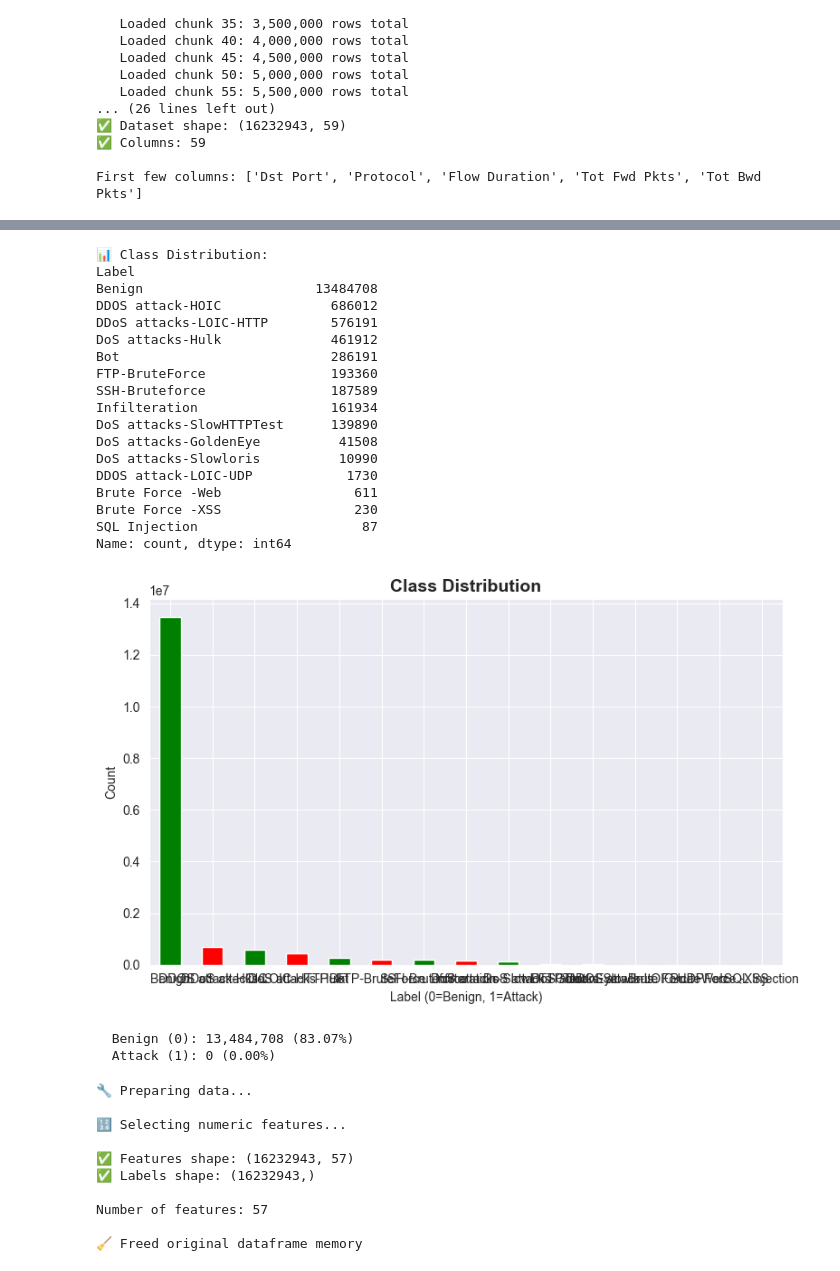
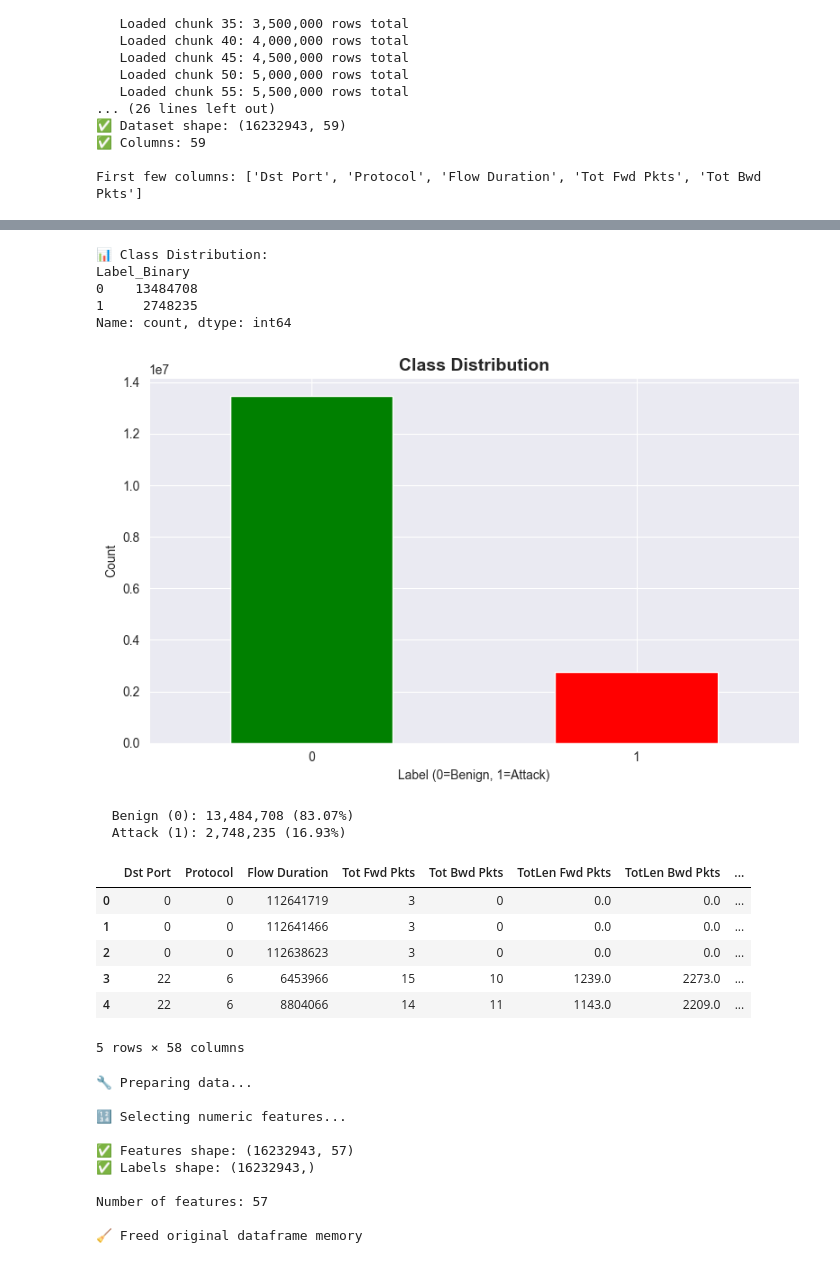
Before and after one commit to zied42/IDS_PCD, a Jupyter notebook: ML_Training_Testing_Dynamic.ipynb, the cells around one changed output, grey strips where cells are left out. Cells and saved outputs as stored; diff of their text form; code cells hidden in the pictures.

```diff
--- a/ML_Training_Testing_Dynamic.ipynb
+++ b/ML_Training_Testing_Dynamic.ipynb
@@ -184,49 +184,46 @@ print(f"   Data types: {df_full.dtypes.value_counts().to_dict()}")
 # %%
 # Class distribution
 print("📊 Class Distribution:")
-class_counts = df_full['Label'].value_counts()
+class_counts = df_full['Label_Binary'].value_counts()
 print(class_counts)
 
 # Visualize
 plt.figure(figsize=(8, 5))
 class_counts.plot(kind='bar', color=['green', 'red'])
 plt.title('Class Distribution', fontsize=14, fontweight='bold')
 plt.xlabel('Label (0=Benign, 1=Attack)')
 plt.ylabel('Count')
 plt.xticks(rotation=0)
 plt.tight_layout()
 plt.show()
 
 # Percentages
 benign_count = (df_full['Label_Binary'] == 0).sum()
 attack_count = (df_full['Label_Binary'] == 1).sum()
 benign_pct = benign_count / len(df_full) * 100
 attack_pct = attack_count / len(df_full) * 100
 
 print(f"\n  Benign (0): {benign_count:,} ({benign_pct:.2f}%)")
 print(f"  Attack (1): {attack_count:,} ({attack_pct:.2f}%)")
 # %% [output]
 📊 Class Distribution:
-Label
-Benign                      13484708
-DDOS attack-HOIC              686012
-DDoS attacks-LOIC-HTTP        576191
-DoS attacks-Hulk              461912
-Bot                           286191
-FTP-BruteForce                193360
-SSH-Bruteforce                187589
-Infilteration                 161934
-DoS attacks-SlowHTTPTest      139890
-DoS attacks-GoldenEye          41508
-DoS attacks-Slowloris          10990
-DDOS attack-LOIC-UDP            1730
-Brute Force -Web                 611
-Brute Force -XSS                 230
-SQL Injection                     87
+Label_Binary
+0    13484708
+1     2748235
 Name: count, dtype: int64
-[figure, old version]
+[figure, new version]
   Benign (0): 13,484,708 (83.07%)
-  Attack (1): 0 (0.00%)
+  Attack (1): 2,748,235 (16.93%)
+# %%
+df_full.head()
+# %% [output]
+|  | Dst Port | Protocol | Flow Duration | Tot Fwd Pkts | Tot Bwd Pkts | TotLen Fwd Pkts | TotLen Bwd Pkts | ... |
+| 0 | 0 | 0 | 112641719 | 3 | 0 | 0.0 | 0.0 | ... |
+| 1 | 0 | 0 | 112641466 | 3 | 0 | 0.0 | 0.0 | ... |
+| 2 | 0 | 0 | 112638623 | 3 | 0 | 0.0 | 0.0 | ... |
+| 3 | 22 | 6 | 6453966 | 15 | 10 | 1239.0 | 2273.0 | ... |
+| 4 | 22 | 6 | 8804066 | 14 | 11 | 1143.0 | 2209.0 | ... |
+5 rows × 58 columns
 # %%
 # ========================================
 # PREPARE FULL DATASET
```
Also changed, not shown: parts of 10 cells of this notebook, 8 other files.
